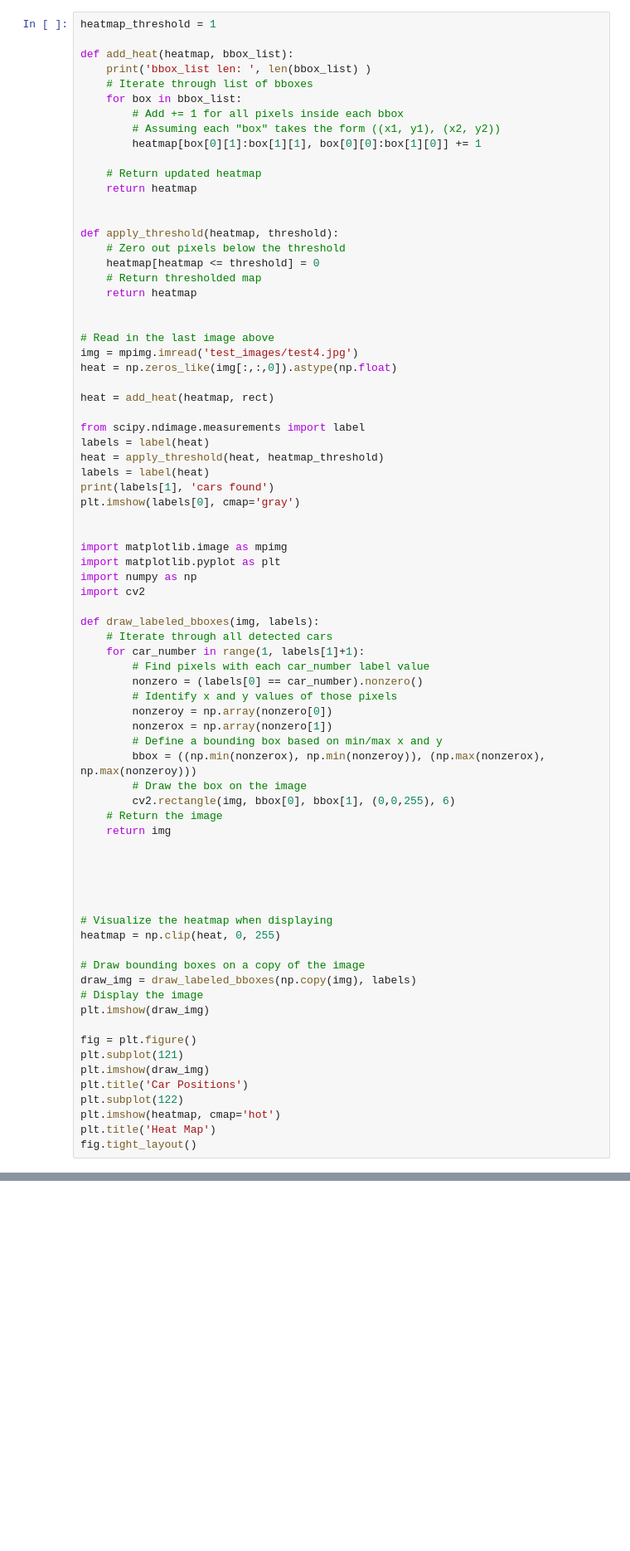
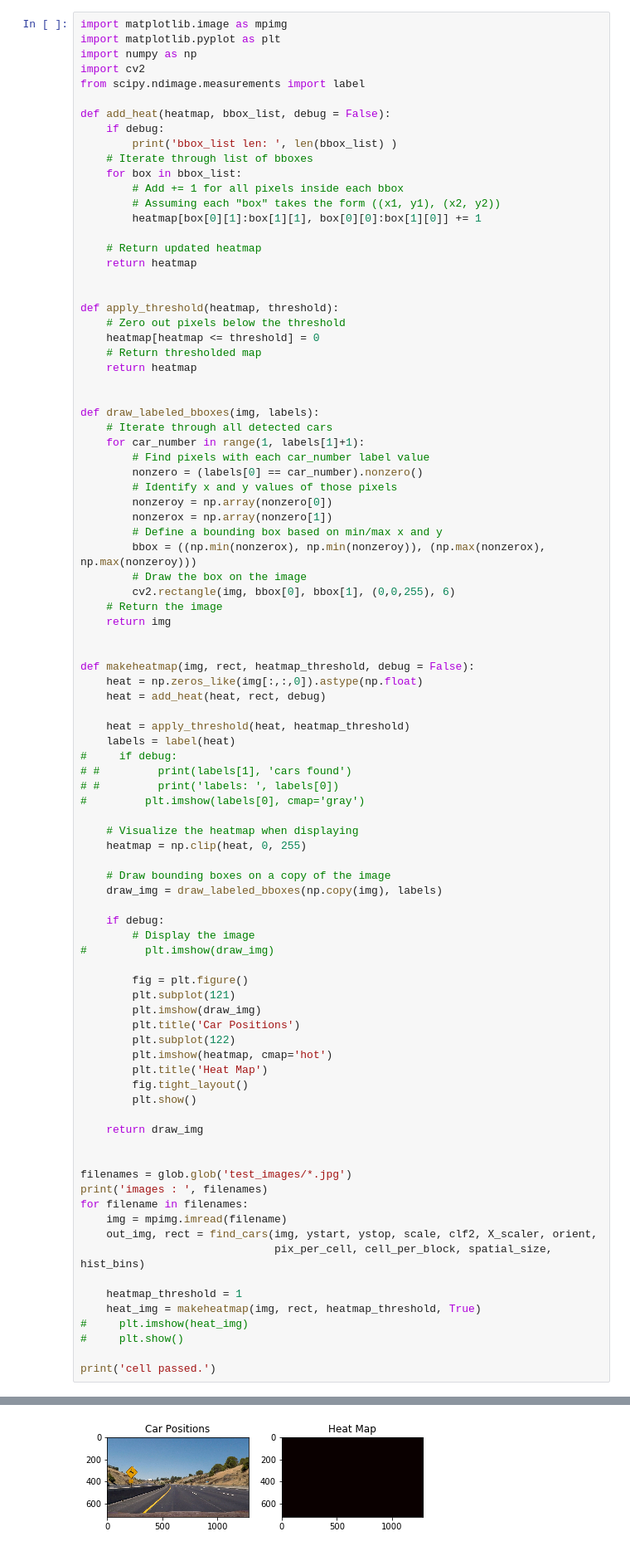
Before and after one commit to sunpochin/carnd-vehicle-detection-p5, a Jupyter notebook: pipeline-veh-detect.ipynb, the cells around one changed output, grey strips where cells are left out. Shown at 83% size. Drawn from its saved outputs; the diff is of its cells as text; blank space fills up the shorter version.

```diff
--- a/pipeline-veh-detect.ipynb
+++ b/pipeline-veh-detect.ipynb
@@ -318,8 +344,13 @@ cell passed.
 # %%
-heatmap_threshold = 1
+import matplotlib.image as mpimg
+import matplotlib.pyplot as plt
+import numpy as np
+import cv2
+from scipy.ndimage.measurements import label
 
-def add_heat(heatmap, bbox_list):
-    print('bbox_list len: ', len(bbox_list) )
+def add_heat(heatmap, bbox_list, debug = False):
+    if debug:
+        print('bbox_list len: ', len(bbox_list) )
     # Iterate through list of bboxes
     for box in bbox_list:
         # Add += 1 for all pixels inside each bbox
@@ -337,25 +368,6 @@ def apply_threshold(heatmap, threshold):
     return heatmap
 
 
-# Read in the last image above
-img = mpimg.imread('test_images/test4.jpg')
-heat = np.zeros_like(img[:,:,0]).astype(np.float)
-
-heat = add_heat(heatmap, rect)
-
-from scipy.ndimage.measurements import label
-labels = label(heat)
-heat = apply_threshold(heat, heatmap_threshold)
-labels = label(heat)
-print(labels[1], 'cars found')
-plt.imshow(labels[0], cmap='gray')
-
-
-import matplotlib.image as mpimg
-import matplotlib.pyplot as plt
-import numpy as np
-import cv2
-
 def draw_labeled_bboxes(img, labels):
     # Iterate through all detected cars
     for car_number in range(1, labels[1]+1):
@@ -372,23 +384,51 @@ def draw_labeled_bboxes(img, labels):
     return img
 
 
+def makeheatmap(img, rect, heatmap_threshold, debug = False):
+    heat = np.zeros_like(img[:,:,0]).astype(np.float)
+    heat = add_heat(heat, rect, debug)
+
+    heat = apply_threshold(heat, heatmap_threshold)
+    labels = label(heat)
+#     if debug:
+# #         print(labels[1], 'cars found')
+# #         print('labels: ', labels[0])
+#         plt.imshow(labels[0], cmap='gray')
+
+    # Visualize the heatmap when displaying
+    heatmap = np.clip(heat, 0, 255)
+
+    # Draw bounding boxes on a copy of the image
+    draw_img = draw_labeled_bboxes(np.copy(img), labels)
+
+    if debug:
+        # Display the image
+#         plt.imshow(draw_img)
+
+        fig = plt.figure()
+        plt.subplot(121)
+        plt.imshow(draw_img)
+        plt.title('Car Positions')
+        plt.subplot(122)
+        plt.imshow(heatmap, cmap='hot')
+        plt.title('Heat Map')
+        fig.tight_layout()
+        plt.show()
+
+    return draw_img
 
 
+filenames = glob.glob('test_images/*.jpg')
+print('images : ', filenames)
+for filename in filenames:
+    img = mpimg.imread(filename)
+    out_img, rect = find_cars(img, ystart, ystop, scale, clf2, X_scaler, orient,
+                              pix_per_cell, cell_per_block, spatial_size, hist_bins)
 
-# Visualize the heatmap when displaying
-heatmap = np.clip(heat, 0, 255)
+    heatmap_threshold = 1
+    heat_img = makeheatmap(img, rect, heatmap_threshold, True)
+#     plt.imshow(heat_img)
+#     plt.show()
 
-# Draw bounding boxes on a copy of the image
-draw_img = draw_labeled_bboxes(np.copy(img), labels)
-# Display the image
-plt.imshow(draw_img)
-
-fig = plt.figure()
-plt.subplot(121)
-plt.imshow(draw_img)
-plt.title('Car Positions')
-plt.subplot(122)
-plt.imshow(heatmap, cmap='hot')
-plt.title('Heat Map')
-fig.tight_layout()
+print('cell passed.')
 # %% [output]
@@ -395,0 +439 @@ NameError: name 'heatmap' is not defined
+[figure, added]
```
Also changed, not shown: parts of 12 cells of this notebook, 2 other files.
